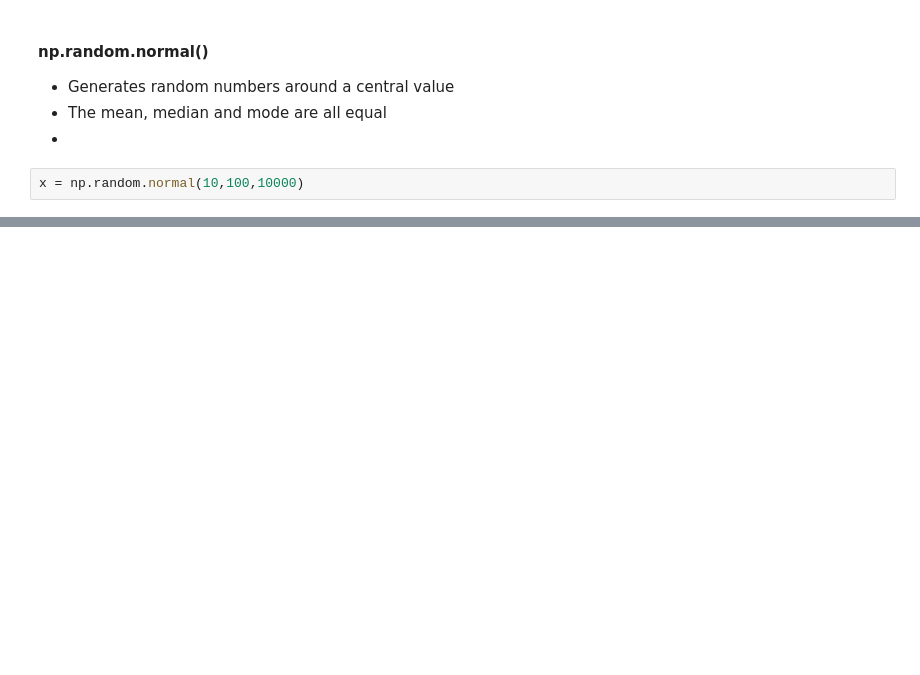
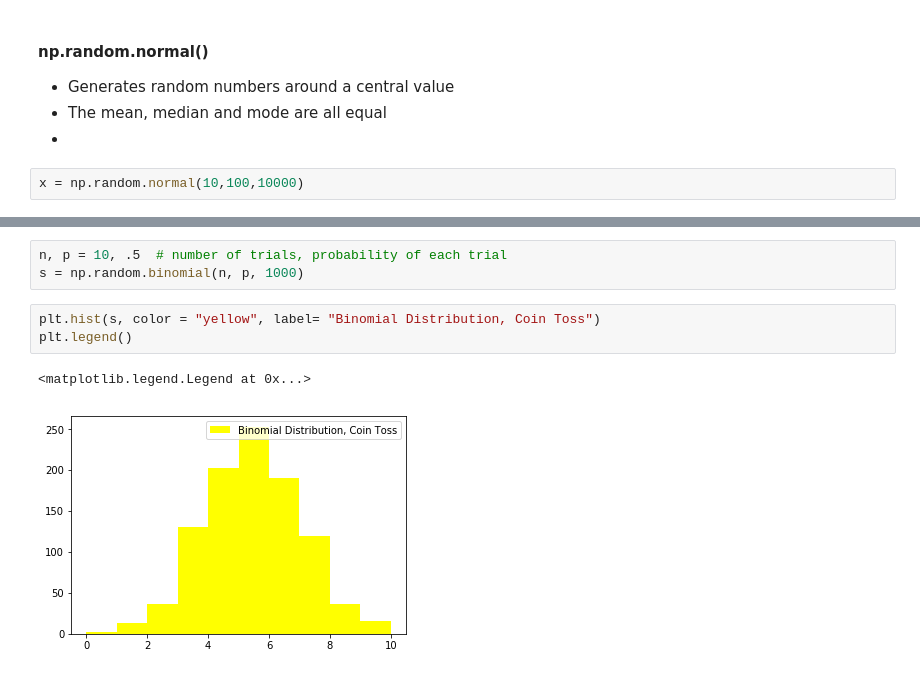
Before and after one commit to DaireNiC/Emerging-Technologies, a Jupyter notebook: numpy_random.ipynb, the cells around one changed output, grey strips where cells are left out. Cells and saved outputs as stored; diff of their text form; blank space fills up the shorter version.

Commit message:
added binomial distribution

```diff
--- a/numpy_random.ipynb
+++ b/numpy_random.ipynb
@@ -87,0 +96,9 @@ plt.hist(x, color = "red")
+# %%
+n, p = 10, .5  # number of trials, probability of each trial
+s = np.random.binomial(n, p, 1000)
+# %%
+plt.hist(s, color = "yellow", label= "Binomial Distribution, Coin Toss")
+plt.legend()
+# %% [output]
+<matplotlib.legend.Legend at 0x...>
+[figure, added]
```
Also changed, not shown: parts of 12 cells of this notebook.
